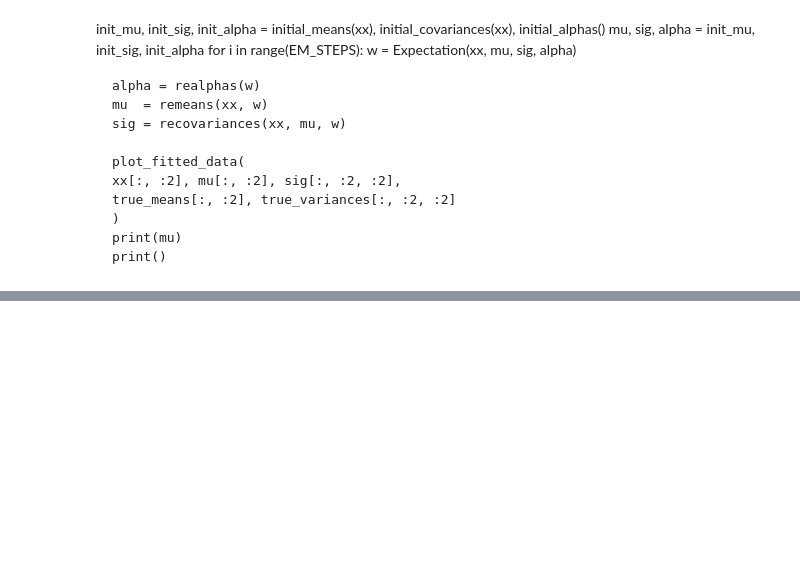
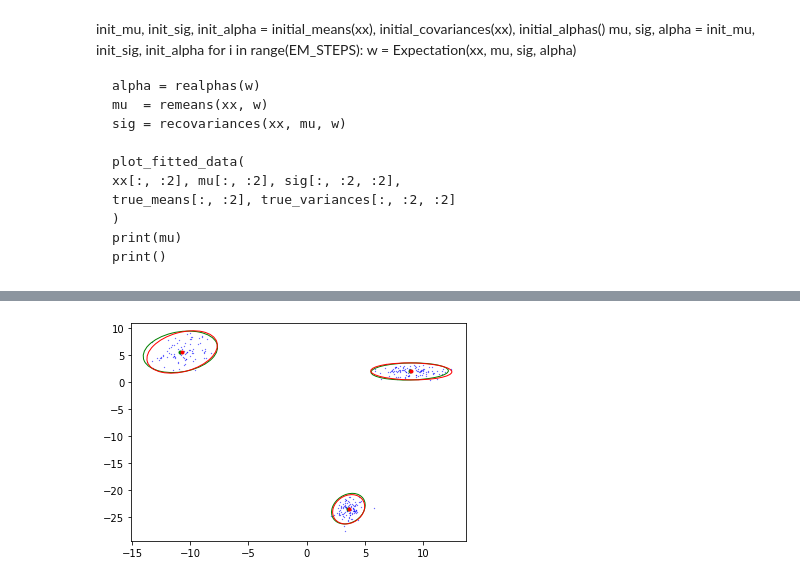
Before and after one commit to guyrom27/phylogenetics_lineage_project, a Jupyter notebook: tfEM.ipynb, the cells around one changed output, grey strips where cells are left out. Drawn from its saved outputs; the diff is of its cells as text; code cells hidden in the pictures; blank space fills up the shorter version.

```diff
--- a/tfEM.ipynb
+++ b/tfEM.ipynb
@@ -261,7 +276,9 @@ def recovariances(x,means,weights):
 #sig_mu = tf.einsum('c,bc,cbi,cbj->cij', (1/tf.reduce_sum(weights,axis=0)),weights,x_minus_mu,x_minus_mu)
 # %%
 def Expectation(x, means, covariances, alphas):
-    return reweights(p_k(x,means,covariances)+1e-30, alphas)
+    pk = p_k(x,means,covariances)
+    #add uniform weight to prevent zero division
+    return reweights(pk+1e-6, alphas)
 
 def Maximization(x, weights):
     alphas = realphas(weights)
@@ -488,0 +318,32 @@ final_means0
+# %%
+from tensorflow.python.ops import variables
+from tensorflow.contrib.factorization import GmmAlgorithm
+xxx, true_means, true_variances, true_weights, _ = generate_gmm_data(DATA_POINTS, COMPONENTS, DIMENSIONS, 20)
+# %%
+
+tf.reset_default_graph()
+x_ph = tf.placeholder(tf.float32, [None, 2], name='inputTENSOR')
+gmm = GmmAlgorithm([x_ph],COMPONENTS)
+
+#loss, scores, assignments, training_ops, init_ops, is_initialized = tf.contrib.factorization.gmm(x_ph,   initial_clusters="random",    num_clusters=k, random_seed=42)
+# %%
+sess = tf.Session()
+init_ops = gmm.init_ops()
+training_ops = gmm.training_ops()
+means = gmm.clusters()
+covs = gmm.covariances()
+
+sess.run(variables.global_variables_initializer())
+sess.run(init_ops, feed_dict={x_ph:xxx})
+
+for i in range(10):
+    sess.run(training_ops, feed_dict={x_ph:xxx})
+
+final_means_tf, final_covariances_tf = sess.run([means,covs], feed_dict={x_ph:xxx})
+# %%
+plot_fitted_data(
+    xxx[:, :2], final_means_tf.squeeze()[:, :2], final_covariances_tf.squeeze()[:, :2, :2],
+    true_means[:, :2], true_variances[:, :2, :2]
+)
+# %% [output]
+[figure, added]
```
Also changed, not shown: parts of 17 cells of this notebook, 1 other file.
